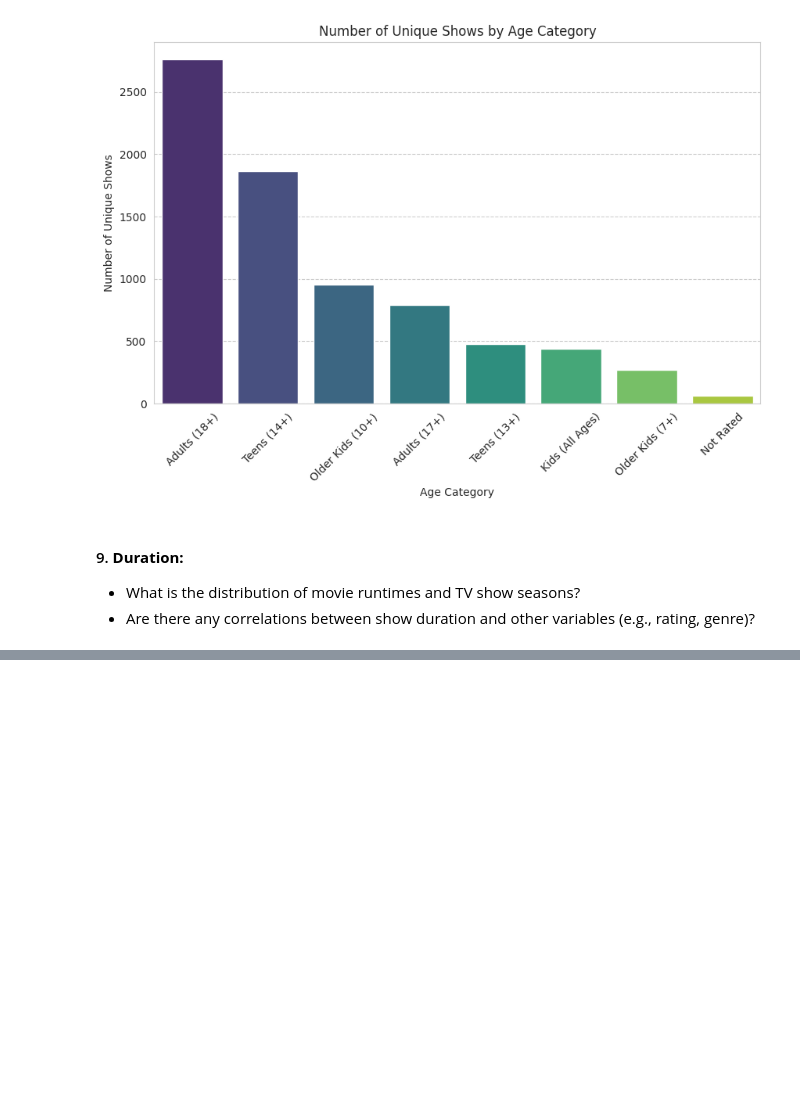
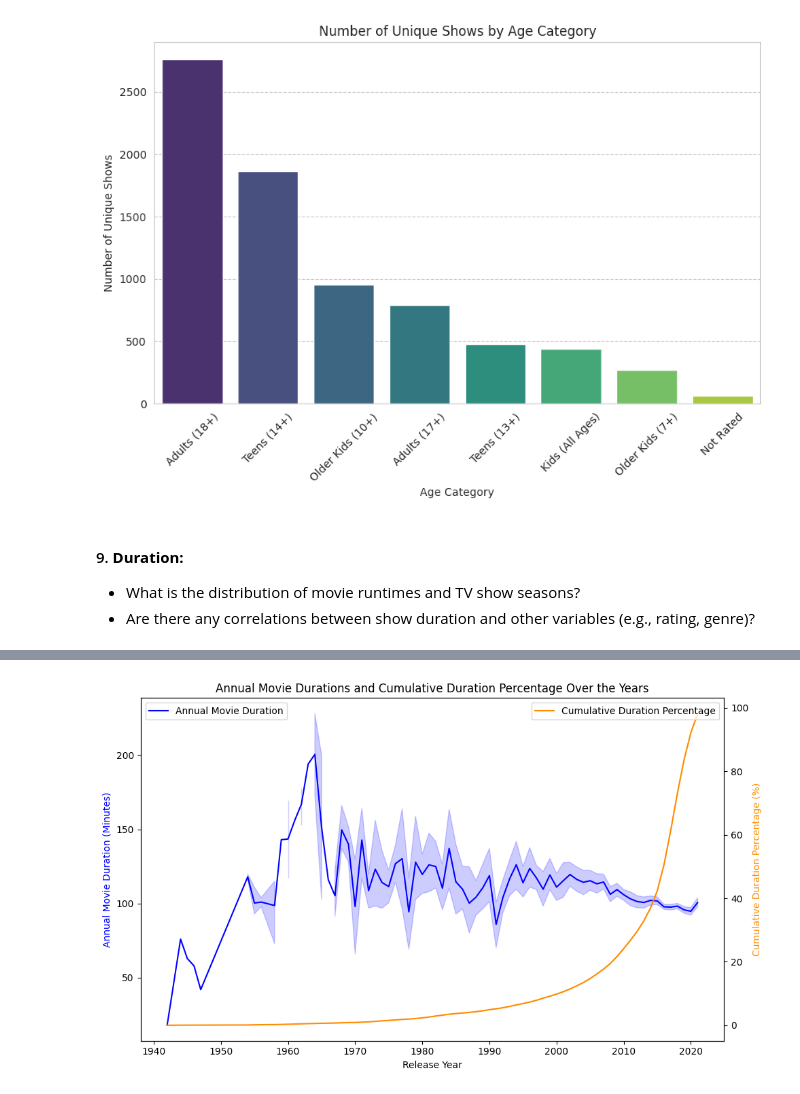
Before and after one commit to DSabarish/netflix_data_analysis, a Jupyter notebook: Netflix_29.ipynb, the cells around one changed output, grey strips where cells are left out. Cells and saved outputs as stored; diff of their text form; code cells hidden in the pictures; blank space fills up the shorter version.

```diff
--- a/Netflix_29.ipynb
+++ b/Netflix_29.ipynb
@@ -1685,0 +1762,26 @@ This will become an error in seaborn v0.14.0; please update your code.
+# %%
+# Create the figure and the first subplot
+fig, ax1 = plt.subplots(figsize=(10, 6))
+
+# Plot movie durations on primary y-axis
+sns.lineplot(x='release_year', y='movie_duration', data=year_movie_duration, ax=ax1, color='blue', label='Annual Movie Duration')
+ax1.set_xlabel('Release Year')
+ax1.set_ylabel('Annual Movie Duration (Minutes)', color='blue')
+
+# Create the second y-axis for cumulative percentage
+ax2 = ax1.twinx()
+
+# Plot cumulative percentage of movie durations on secondary y-axis
+sns.lineplot(x='release_year', y='cumulative_percentage', data=year_movie_duration, ax=ax2, color='darkorange', label='Cumulative Duration Percentage')
+ax2.set_ylabel('Cumulative Duration Percentage (%)', color='darkorange')
+
+# Set legend
+ax1.legend(loc='upper left')
+ax2.legend(loc='upper right')
+
+# Show plot
+plt.title('Annual Movie Durations and Cumulative Duration Percentage Over the Years')
+plt.tight_layout()
+plt.show()
+# %% [output]
+[figure, added]
```
Also changed, not shown: parts of 9 cells of this notebook.
